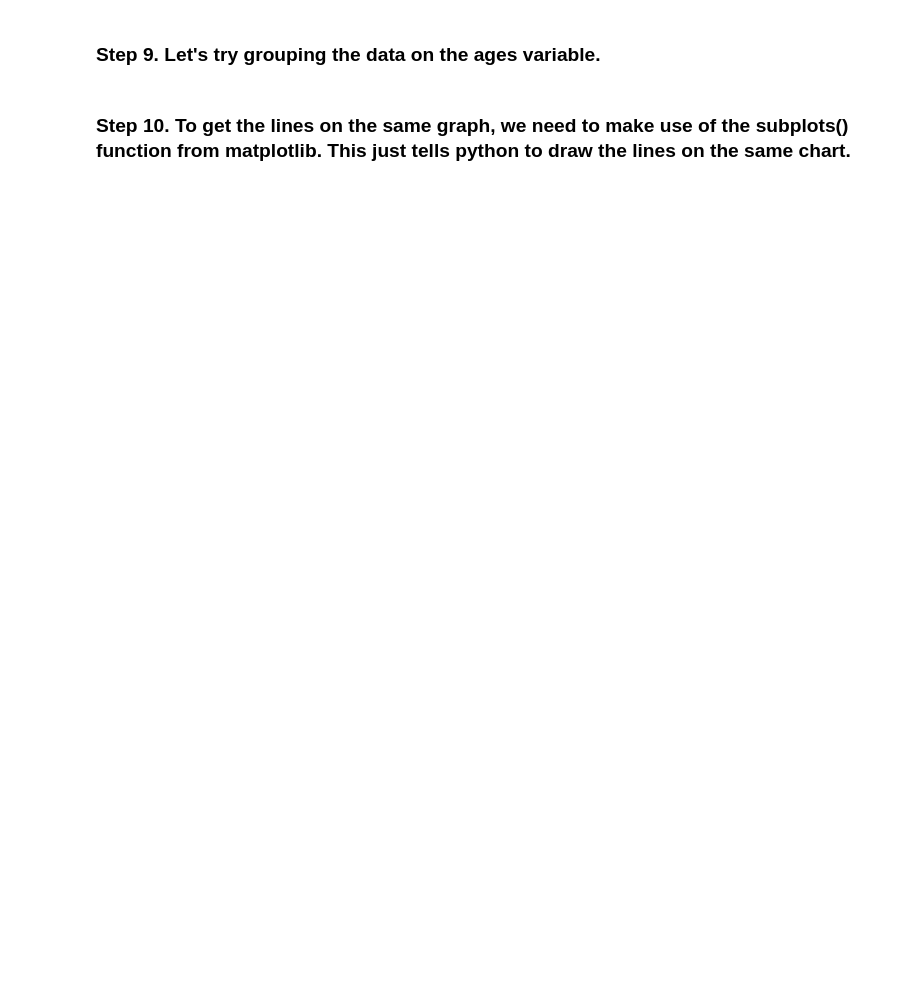
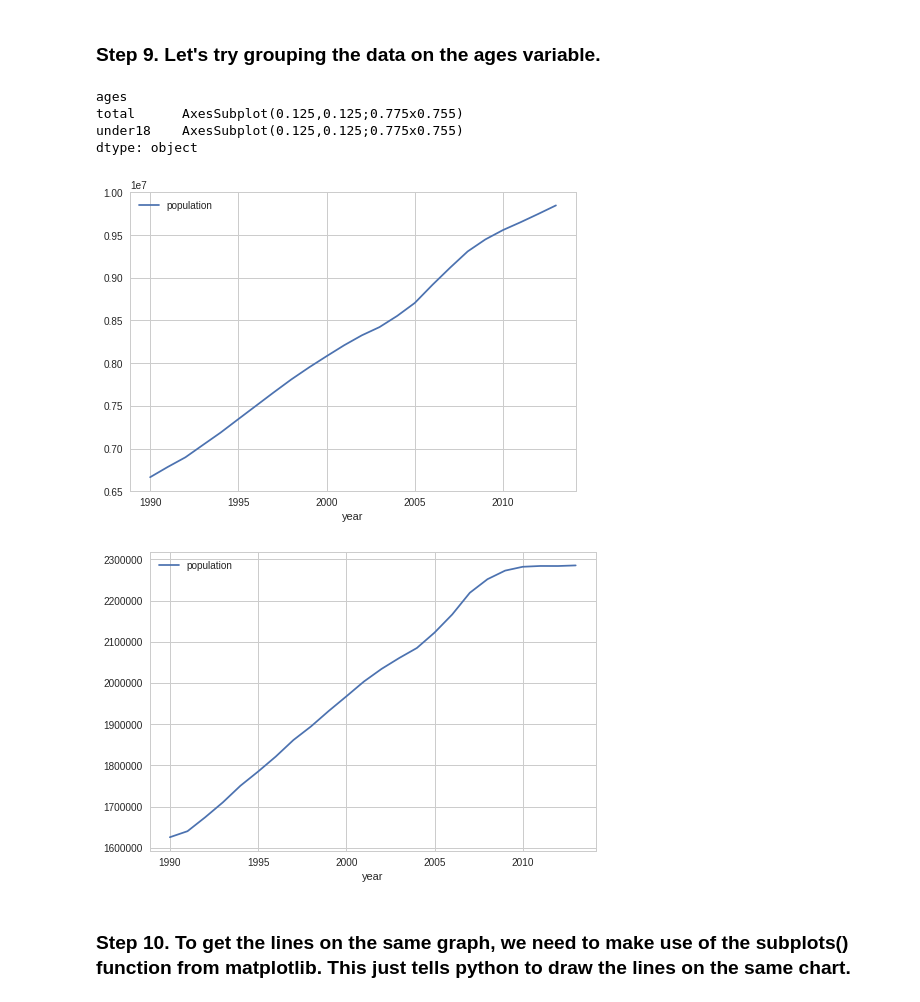
Before and after one commit to vkumar22/NCSULib_Workshop, a Jupyter notebook: Copy_of_Data_Cleaning_with_Python_Practice.ipynb, the cells around one changed output. Drawn from its saved outputs; the diff is of its cells as text; code cells hidden in the pictures; blank space fills up the shorter version.

```diff
--- a/Copy_of_Data_Cleaning_with_Python_Practice.ipynb
+++ b/Copy_of_Data_Cleaning_with_Python_Practice.ipynb
@@ -75,7 +112,14 @@ dat_sorted.ages
 # %% [markdown]
 ### Step 9. Let's try grouping the data on the **ages** variable.
 # %%
-dat_sorted.groupby(      ).plot(x=     , y=    )
+dat_sorted.groupby('ages').plot(x='year', y='population')
+# %% [output]
+ages
+total      AxesSubplot(0.125,0.125;0.775x0.755)
+under18    AxesSubplot(0.125,0.125;0.775x0.755)
+dtype: object
+[figure, added]
+[figure, added]
 # %% [markdown]
 ### Step 10. To get the lines on the same graph, we need to make use of the subplots() function from matplotlib. This just tells python to draw the lines on the same chart.
 # %%
```
Also changed, not shown: parts of 37 cells of this notebook.
